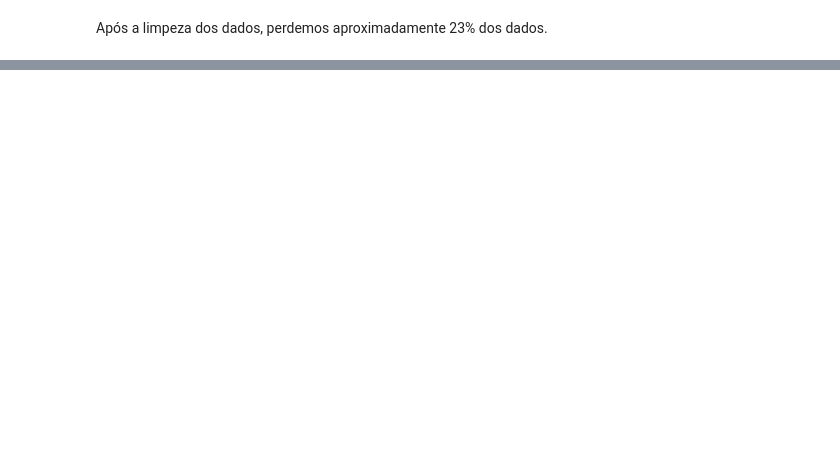
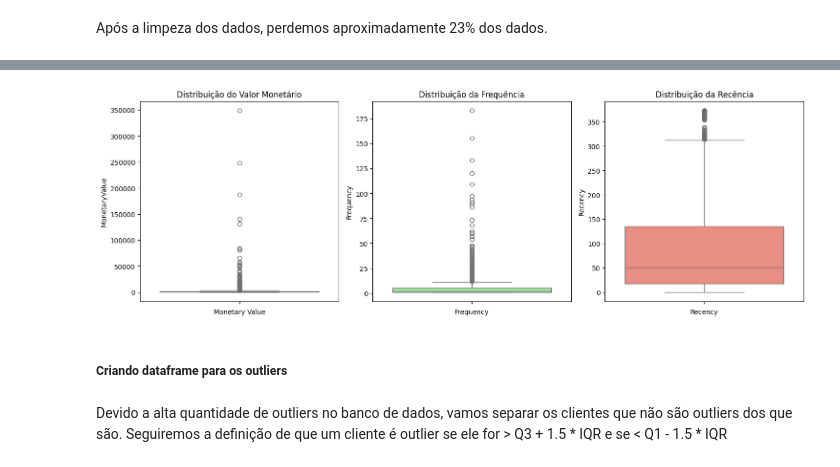
Before and after one commit to moises-sls/Consumidores-Data-Clustering, a Jupyter notebook: consumidores-data-clustering.ipynb, the cells around one changed output, grey strips where cells are left out. Drawn from its saved outputs; the diff is of its cells as text; code cells hidden in the pictures; blank space fills up the shorter version.

```diff
--- a/consumidores-data-clustering.ipynb
+++ b/consumidores-data-clustering.ipynb
@@ -280,0 +343,27 @@ Após a limpeza dos dados, perdemos aproximadamente 23% dos dados.
+# %%
+plt.figure(figsize=(15,5))
+
+plt.subplot(1,3,1)
+sns.boxplot(data=aggregated_df["MonetaryValue"], color='skyblue')
+plt.title("Distribuição do Valor Monetário")
+plt.xlabel('Monetary Value')
+
+plt.subplot(1,3,2)
+sns.boxplot(data=aggregated_df["Frequency"], color='lightgreen')
+plt.title("Distribuição da Frequência")
+plt.xlabel('Frequency')
+
+
+plt.subplot(1,3,3)
+sns.boxplot(data=aggregated_df["Recency"], color='Salmon')
+plt.title("Distribuição da Recência")
+plt.xlabel('Recency')
+
+plt.tight_layout()
+plt.show()
+# %% [output]
+[figure, added]
+# %% [markdown]
+##### Criando dataframe para os outliers
+# %% [markdown]
+Devido a alta quantidade de outliers no banco de dados, vamos separar os clientes que não são outliers dos que são. Seguiremos a definição de que um cliente é outlier se ele for > Q3 + 1.5 * IQR e se < Q1 - 1.5 * IQR
```
Also changed, not shown: parts of 43 cells of this notebook.
